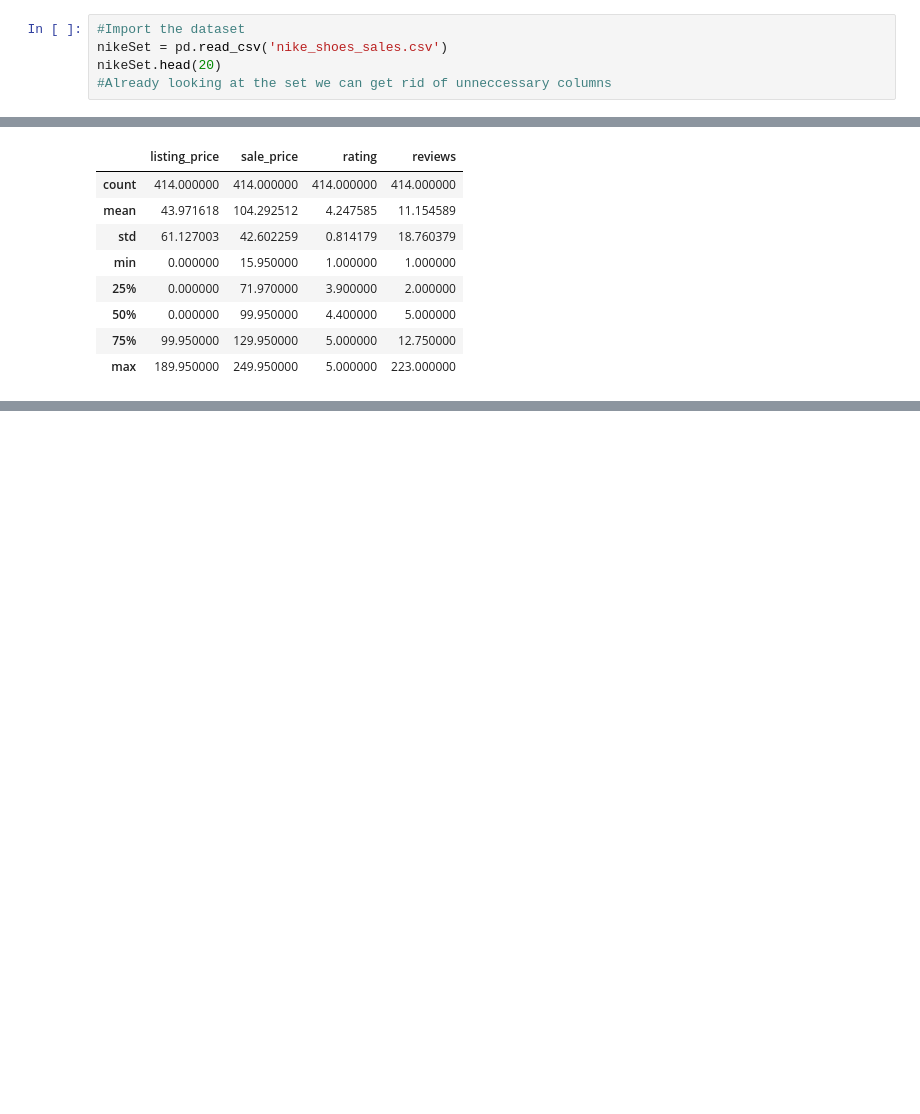
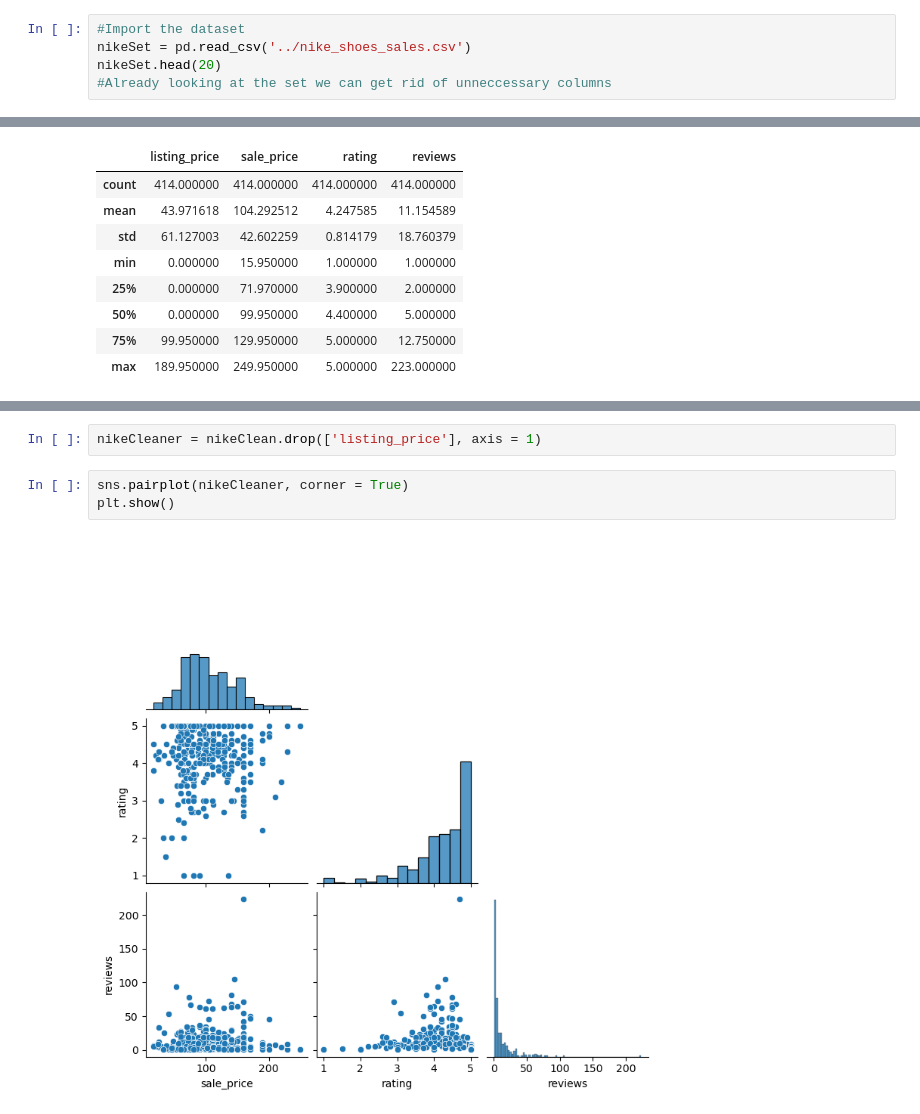
Before and after one commit to thomasmckayyy/nike-dataset, a Jupyter notebook: nikeShoeSalesClean.ipynb, the cells around one changed output, grey strips where cells are left out. Drawn from its saved outputs; the diff is of its cells as text; blank space fills up the shorter version.

```diff
--- a/nikeShoeSalesClean.ipynb
+++ b/nikeShoeSalesClean.ipynb
@@ -6,7 +6,7 @@ import matplotlib.pyplot as plt
 import seaborn as sns
 # %%
 #Import the dataset
-nikeSet = pd.read_csv('nike_shoes_sales.csv')
+nikeSet = pd.read_csv('../nike_shoes_sales.csv')
 nikeSet.head(20)
 #Already looking at the set we can get rid of unneccessary columns
 # %% [output]
@@ -65,0 +86,7 @@ nikeClean.describe()
+# %%
+nikeCleaner = nikeClean.drop(['listing_price'], axis = 1)
+# %%
+sns.pairplot(nikeCleaner, corner = True)
+plt.show()
+# %% [output]
+[figure, added]
```
Also changed, not shown: parts of 2 cells of this notebook.
